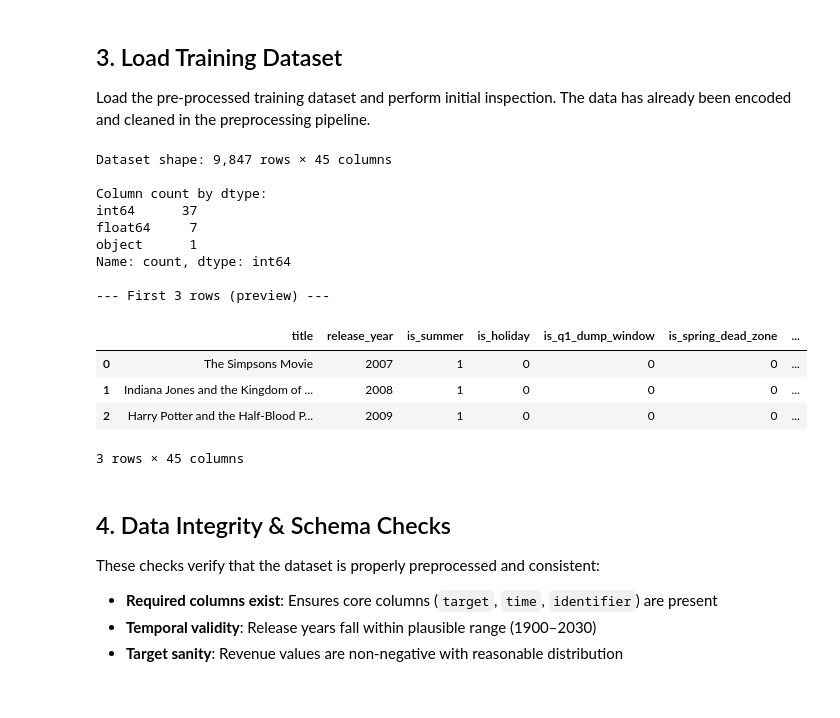
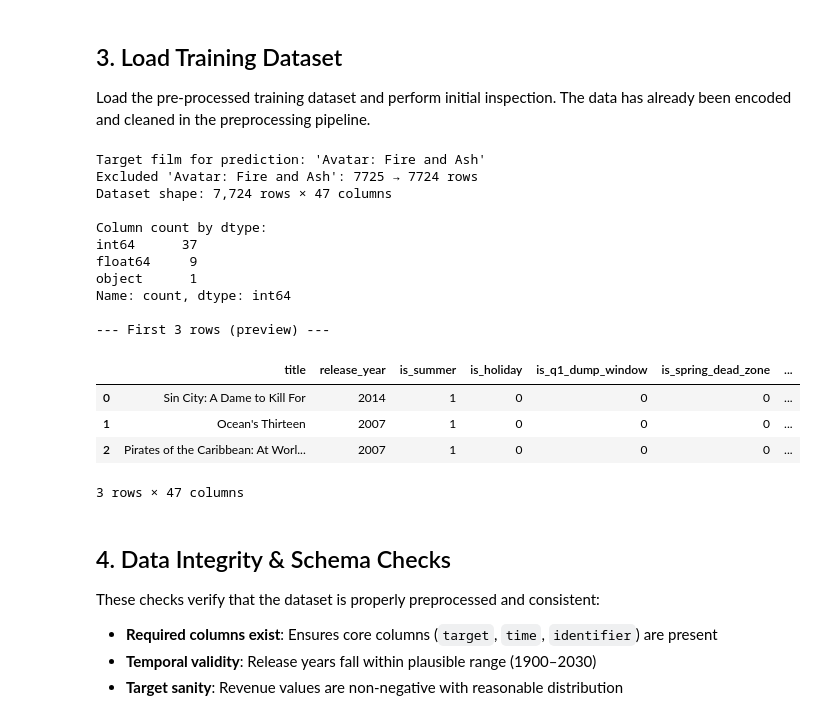
Before and after one commit to 56Percentt/box-office-dataset-and-modeling, a Jupyter notebook: notebooks/02_train_and_forecast_opening.ipynb, the cells around one changed output. Saved outputs shown, nothing was run; the diff lists cells and outputs as text; code cells hidden in the pictures.

```diff
--- a/notebooks/02_train_and_forecast_opening.ipynb
+++ b/notebooks/02_train_and_forecast_opening.ipynb
@@ -62,8 +62,8 @@ from pathlib import Path
 
 # --- File Paths ---
 # Google Drive direct download URLs (converted from sharing links)
-TRAIN_PATH = "https://drive.google.com/uc?id=1bSDSeioveCWikikIfYMdcC9Ei_5Tkl_Q"
-AVATAR3_PATH = "https://drive.google.com/uc?id=1WAxnBr2-jmVms8MrLC3gyIIM1ies2IDU"
+TRAIN_PATH = "https://drive.google.com/uc?id=1L8_lcQUDZiRyjoJK6IO1FT-NVsVURgxY&export=download"
+AVATAR3_PATH = "https://drive.google.com/uc?id=1L_HtRmCAxLZ974gQjApv99G0OED6mIqK&export=download"
 ARTIFACT_DIR = Path("artifacts/avatar3_forecast")
 
 # --- Column Definitions ---
@@ -153,30 +153,42 @@ Load the pre-processed training dataset and perform initial inspection. The data
 # %%
 # =============================================================================
 # LOAD TRAINING DATASET
 # =============================================================================
 df = pd.read_csv(TRAIN_PATH)
+
+# Load Avatar 3 data to get the exact title for exclusion
+avatar3_df = pd.read_csv(AVATAR3_PATH)
+avatar3_title = avatar3_df['title'].iloc[0]
+print(f"Target film for prediction: '{avatar3_title}'")
+
+# Exclude Avatar 3 from training data to prevent data leakage
+n_before = len(df)
+df = df[df['title'] != avatar3_title]
+print(f"Excluded '{avatar3_title}': {n_before} → {len(df)} rows")
 
 print(f"Dataset shape: {df.shape[0]:,} rows × {df.shape[1]} columns")
 print(f"\nColumn count by dtype:")
 print(df.dtypes.value_counts())
 
 print(f"\n--- First 3 rows (preview) ---")
 df.head(3)
 # %% [output]
-Dataset shape: 9,847 rows × 45 columns
+Target film for prediction: 'Avatar: Fire and Ash'
+Excluded 'Avatar: Fire and Ash': 7725 → 7724 rows
+Dataset shape: 7,724 rows × 47 columns
 
 Column count by dtype:
 int64      37
-float64     7
+float64     9
 object      1
 Name: count, dtype: int64
 
 --- First 3 rows (preview) ---
 |  | title | release_year | is_summer | is_holiday | is_q1_dump_window | is_spring_dead_zone | ... |
-| 0 | The Simpsons Movie | 2007 | 1 | 0 | 0 | 0 | ... |
-| 1 | Indiana Jones and the Kingdom of ... | 2008 | 1 | 0 | 0 | 0 | ... |
-| 2 | Harry Potter and the Half-Blood P... | 2009 | 1 | 0 | 0 | 0 | ... |
+| 0 | Sin City: A Dame to Kill For | 2014 | 1 | 0 | 0 | 0 | ... |
+| 1 | Ocean's Thirteen | 2007 | 1 | 0 | 0 | 0 | ... |
+| 2 | Pirates of the Caribbean: At Worl... | 2007 | 1 | 0 | 0 | 0 | ... |
-3 rows × 45 columns
+3 rows × 47 columns
 # %% [markdown]
 <a id="integrity"></a>
 ## 4. Data Integrity & Schema Checks
```
Also changed, not shown: parts of 14 cells of this notebook, 1 other file.
